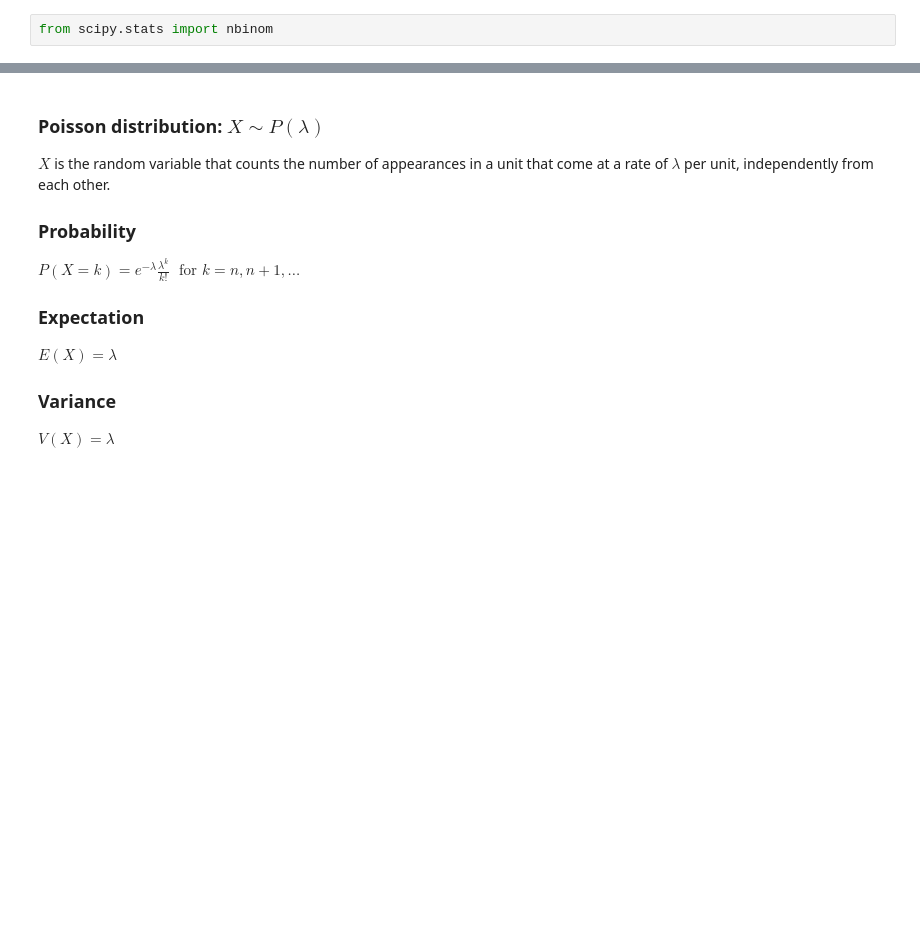
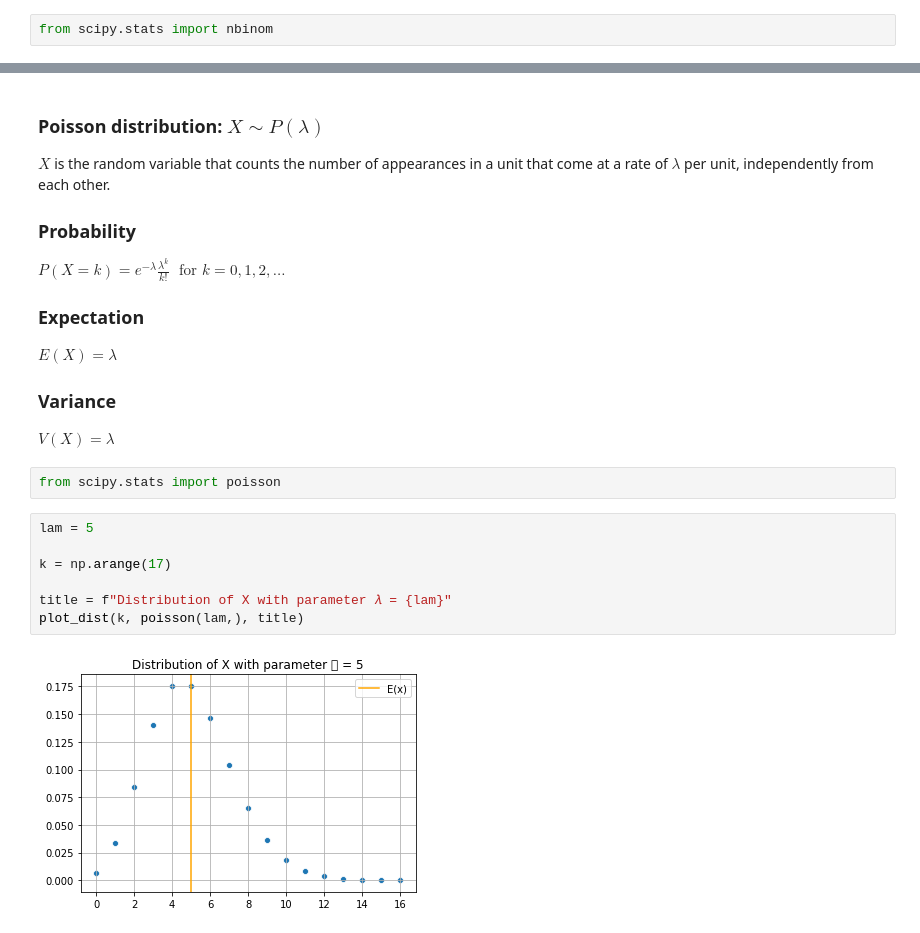
Before and after one commit to eytanohana/Data-Science-and-Statistics, a Jupyter notebook: Distributions.ipynb, the cells around one changed output, grey strips where cells are left out. Saved outputs shown, nothing was run; the diff lists cells and outputs as text; blank space fills up the shorter version.

Commit message:
add poisson

```diff
--- a/Distributions.ipynb
+++ b/Distributions.ipynb
@@ -239,10 +242,21 @@ plot_dist(k, nbinom(n, p, loc=n))
 $X$ is the random variable that counts the number of appearances in a unit that come at a rate of $\lambda$ per unit, independently from each other.
 
 ### Probability
-$P(X=k) = e^{-\lambda}\frac{\lambda^k}{k!} \;\textrm{ for } k = n, n+1, ...$
+$P(X=k) = e^{-\lambda}\frac{\lambda^k}{k!} \;\textrm{ for } k = 0, 1, 2, ...$
 
 ### Expectation
 $E(X) = \lambda$
 
 ### Variance
 $V(X) = \lambda$
+# %%
+from scipy.stats import poisson
+# %%
+lam = 5
+
+k = np.arange(17)
+
+title = f"Distribution of X with parameter 𝜆 = {lam}"
+plot_dist(k, poisson(lam,), title)
+# %% [output]
+[figure, added]
```
Also changed, not shown: parts of 4 cells of this notebook.
